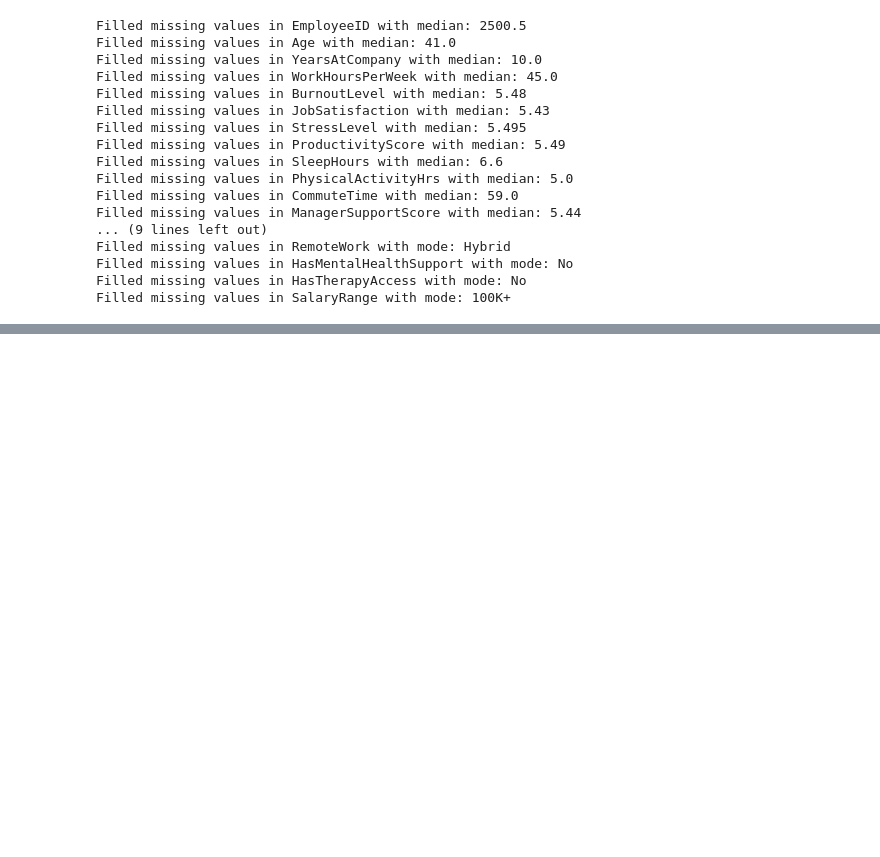
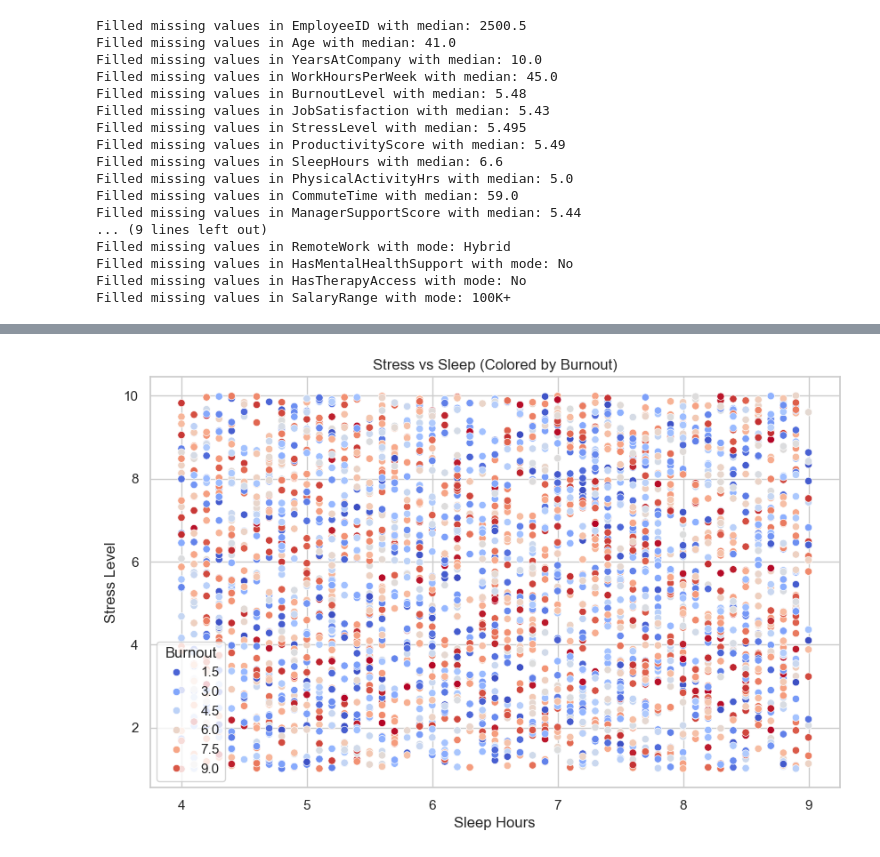
Before and after one commit to viswajit124/ACM-30day-chalenge-Viswajit-A, a Jupyter notebook: Cycle_1_Clean_Data_Champions/Day_01_Burnout_Breakdown.ipynb, the cells around one changed output, grey strips where cells are left out. Saved outputs shown, nothing was run; the diff lists cells and outputs as text; code cells hidden in the pictures; blank space fills up the shorter version.

```diff
--- a/Cycle_1_Clean_Data_Champions/Day_01_Burnout_Breakdown.ipynb
+++ b/Cycle_1_Clean_Data_Champions/Day_01_Burnout_Breakdown.ipynb
@@ -117,0 +169,10 @@ Filled missing values in SalaryRange with mode: 100K+
+# %%
+# Scatterplot of Stress vs Sleep colored by Burnout
+sns.scatterplot(x='SleepHours', y='StressLevel', hue='BurnoutLevel', data=df, palette='coolwarm')
+plt.title("Stress vs Sleep (Colored by Burnout)")
+plt.xlabel("Sleep Hours")
+plt.ylabel("Stress Level")
+plt.legend(title="Burnout")
+plt.show()
+# %% [output]
+[figure, added]
```
Also changed, not shown: parts of 4 cells of this notebook.
